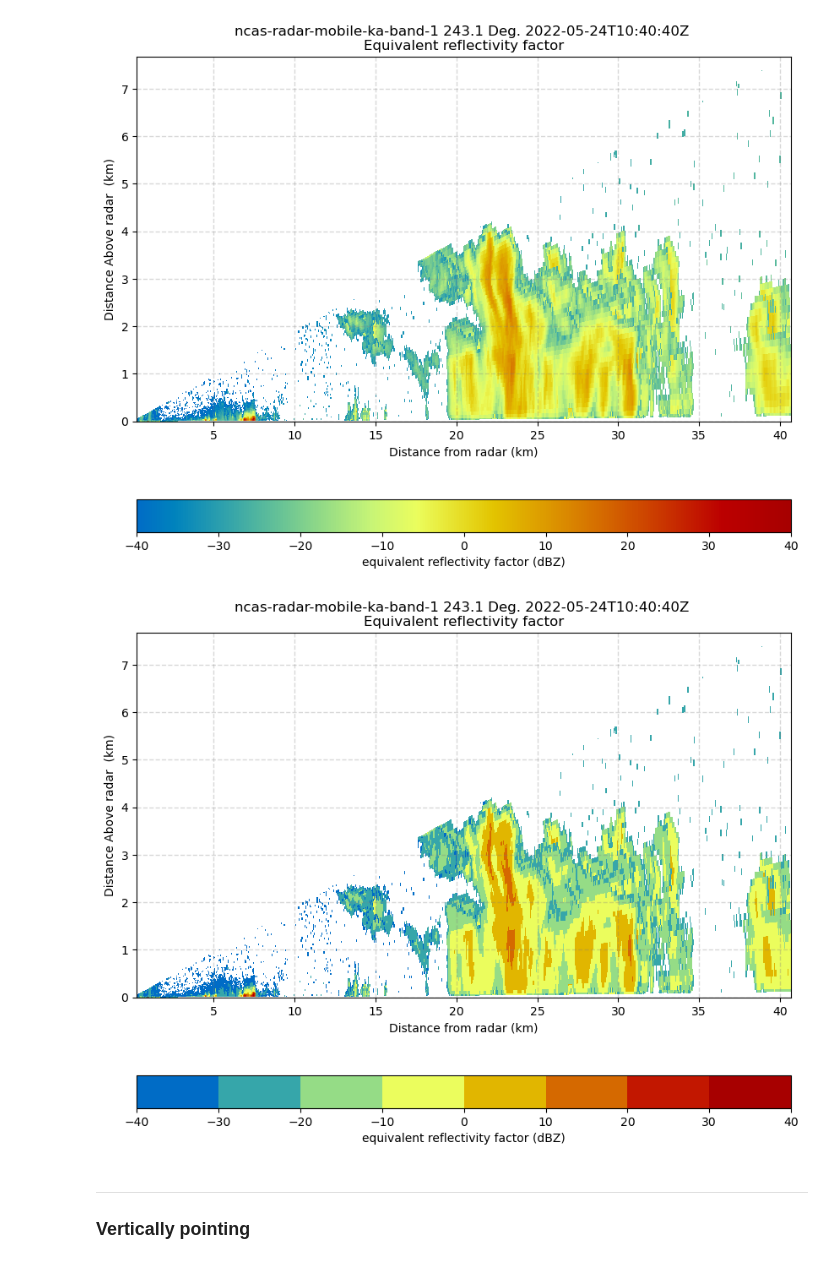
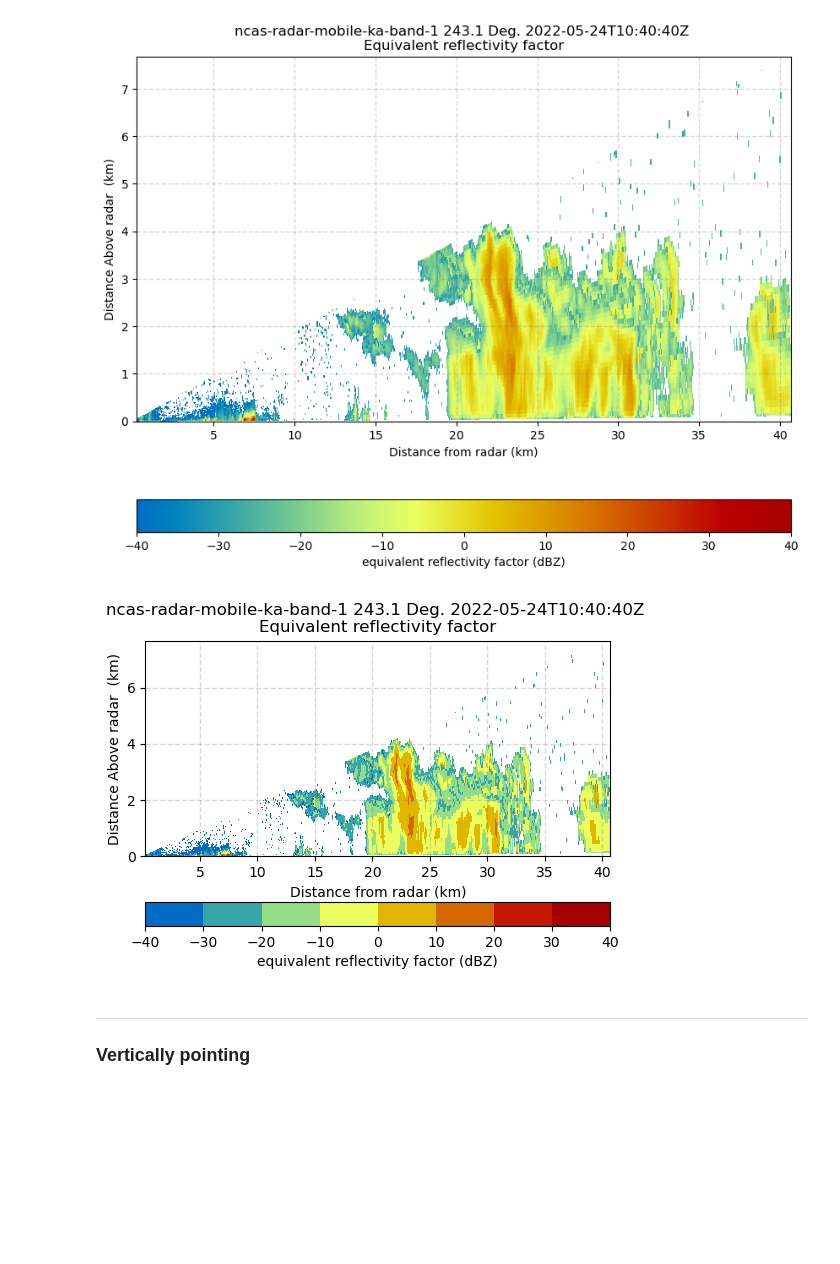
Before and after one commit to joshua-hampton/woest-plotting, a Jupyter notebook: kepler/plotting_kepler.ipynb, the cells around one changed output. Saved outputs shown, nothing was run; the diff lists cells and outputs as text; code cells hidden in the pictures; blank space fills up the shorter version.

```diff
--- a/kepler/plotting_kepler.ipynb
+++ b/kepler/plotting_kepler.ipynb
@@ -39,15 +39,15 @@ plt.show()
 # %%
 small_cmap = mpl.colormaps[colourmap].resampled(num_colours)
 cmap = ListedColormap(small_cmap(range(num_colours)))
 
-fig = plt.figure(figsize = (6,))
+fig = plt.figure(figsize = (6,4))
 ax = plt.subplot(111)
 display = pyart.graph.RadarDisplay(radar)
 display.plot_rhi(variable, ax=ax, vmin=vmin, vmax=vmax, colorbar_orient='horizontal', cmap=cmap)
 plt.grid(linewidth=1, color='gray', alpha=0.3, linestyle='--')
 plt.show()
 # %% [output]
-[figure, old version]
+[figure, new version]
 # %% [markdown]
 <hr style="background-color:red;height:6px" />
 <h3>Vertically pointing</h3>
```
Also changed, not shown: parts of 2 cells of this notebook, 4 other files.
